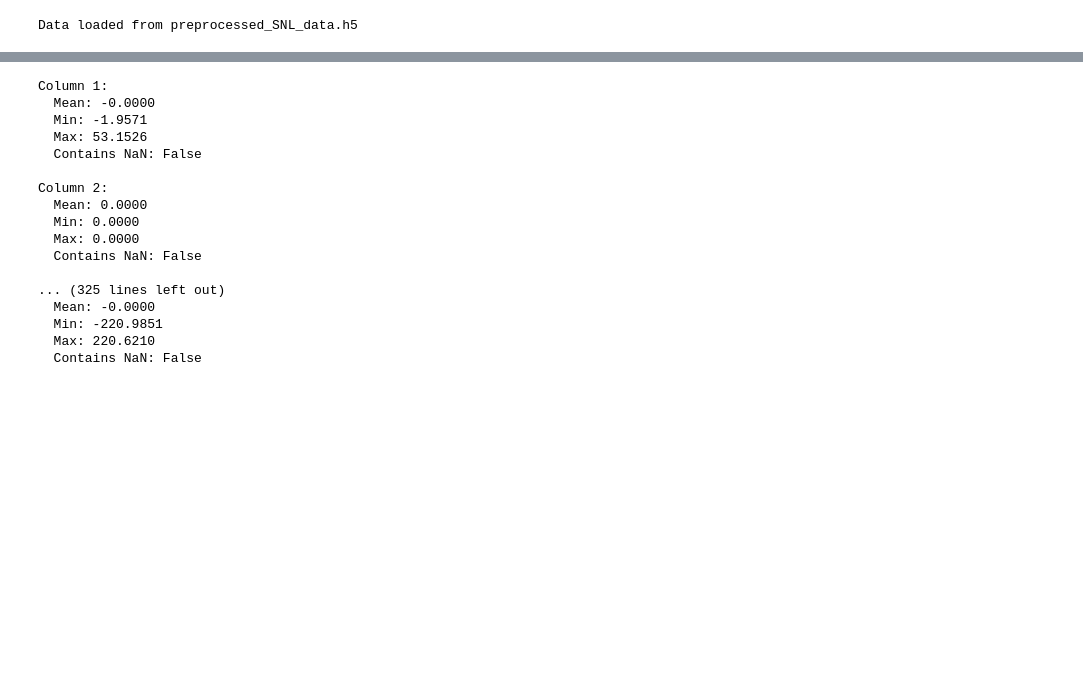
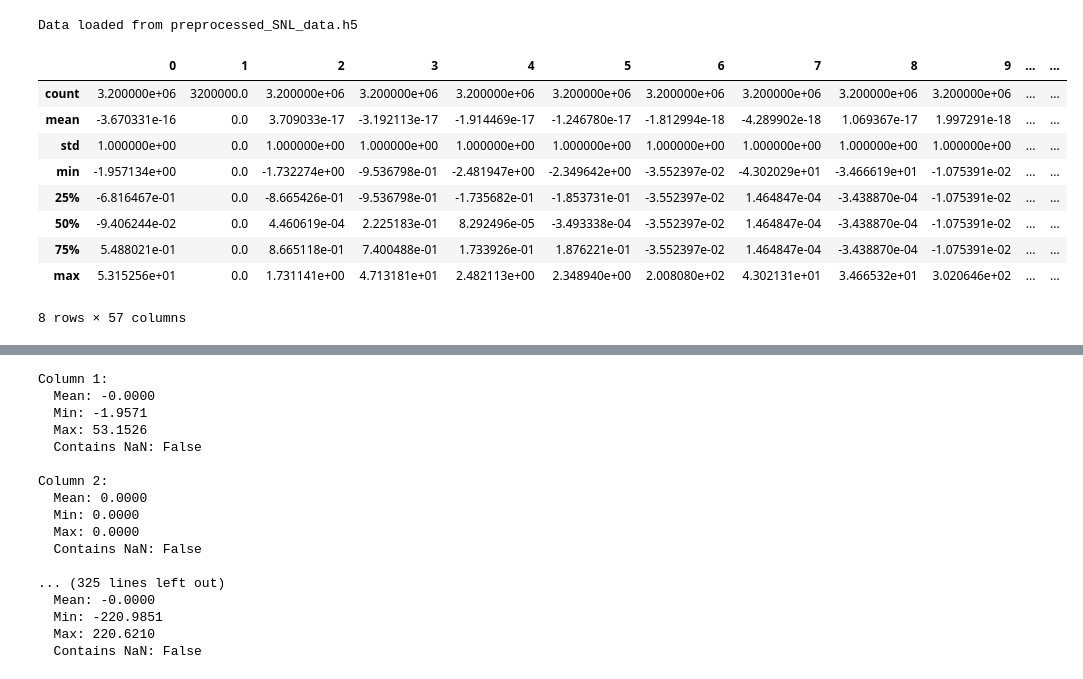
Before and after one commit to Kenny-Jia/ToyVAE, a Jupyter notebook: software_dev/Notebooks/SNL_GAN_Trainer_Vsmall_best.ipynb, the cells around one changed output, grey strips where cells are left out. Saved outputs shown, nothing was run; the diff lists cells and outputs as text; code cells hidden in the pictures; blank space fills up the shorter version.

```diff
--- a/software_dev/Notebooks/SNL_GAN_Trainer_Vsmall_best.ipynb
+++ b/software_dev/Notebooks/SNL_GAN_Trainer_Vsmall_best.ipynb
@@ -44,3 +46,17 @@ with h5py.File(file_path, 'r') as hf:
     print("Data loaded from preprocessed_SNL_data.h5")
 # %% [output]
 Data loaded from preprocessed_SNL_data.h5
+# %%
+df_describe = pd.DataFrame(X_train)
+df_describe.describe()
+# %% [output]
+|  | 0 | 1 | 2 | 3 | 4 | 5 | 6 | 7 | 8 | 9 | ... | ... |
+| count | 3.200000e+06 | 3200000.0 | 3.200000e+06 | 3.200000e+06 | 3.200000e+06 | 3.200000e+06 | 3.200000e+06 | 3.200000e+06 | 3.200000e+06 | 3.200000e+06 | ... | ... |
+| mean | -3.670331e-16 | 0.0 | 3.709033e-17 | -3.192113e-17 | -1.914469e-17 | -1.246780e-17 | -1.812994e-18 | -4.289902e-18 | 1.069367e-17 | 1.997291e-18 | ... | ... |
+| std | 1.000000e+00 | 0.0 | 1.000000e+00 | 1.000000e+00 | 1.000000e+00 | 1.000000e+00 | 1.000000e+00 | 1.000000e+00 | 1.000000e+00 | 1.000000e+00 | ... | ... |
+| min | -1.957134e+00 | 0.0 | -1.732274e+00 | -9.536798e-01 | -2.481947e+00 | -2.349642e+00 | -3.552397e-02 | -4.302029e+01 | -3.466619e+01 | -1.075391e-02 | ... | ... |
+| 25% | -6.816467e-01 | 0.0 | -8.665426e-01 | -9.536798e-01 | -1.735682e-01 | -1.853731e-01 | -3.552397e-02 | 1.464847e-04 | -3.438870e-04 | -1.075391e-02 | ... | ... |
+| 50% | -9.406244e-02 | 0.0 | 4.460619e-04 | 2.225183e-01 | 8.292496e-05 | -3.493338e-04 | -3.552397e-02 | 1.464847e-04 | -3.438870e-04 | -1.075391e-02 | ... | ... |
+| 75% | 5.488021e-01 | 0.0 | 8.665118e-01 | 7.400488e-01 | 1.733926e-01 | 1.876221e-01 | -3.552397e-02 | 1.464847e-04 | -3.438870e-04 | -1.075391e-02 | ... | ... |
+| max | 5.315256e+01 | 0.0 | 1.731141e+00 | 4.713181e+01 | 2.482113e+00 | 2.348940e+00 | 2.008080e+02 | 4.302131e+01 | 3.466532e+01 | 3.020646e+02 | ... | ... |
+8 rows × 57 columns
```
Also changed, not shown: parts of 9 cells of this notebook, 4 other files.
